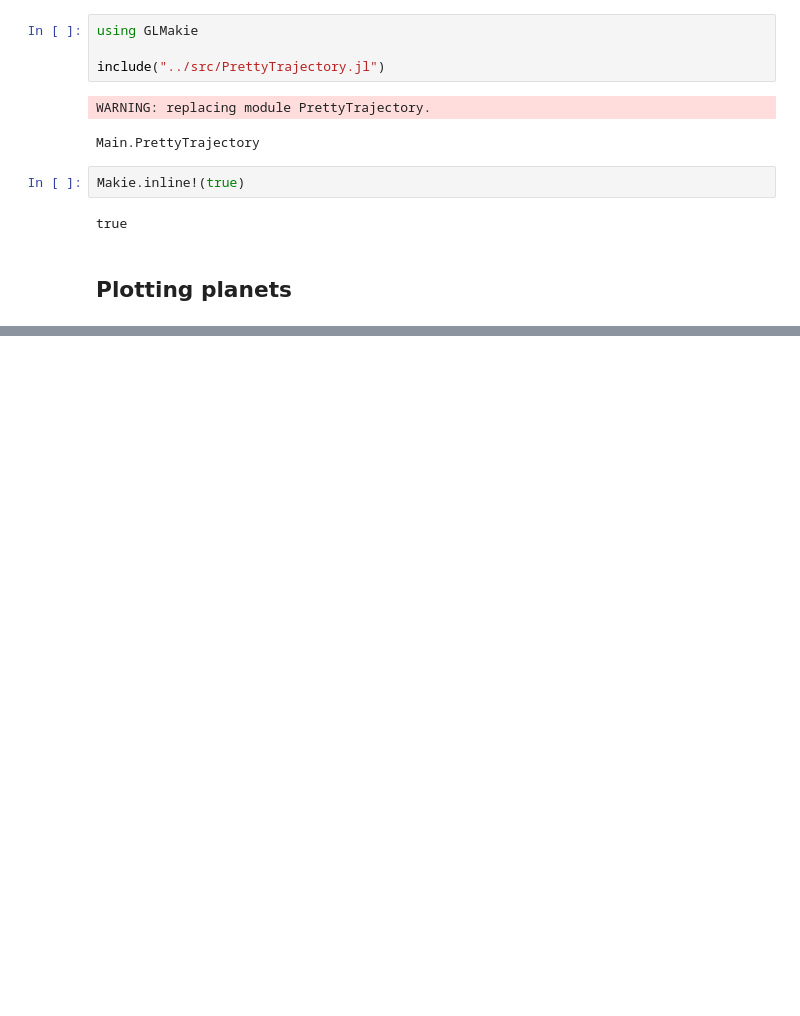
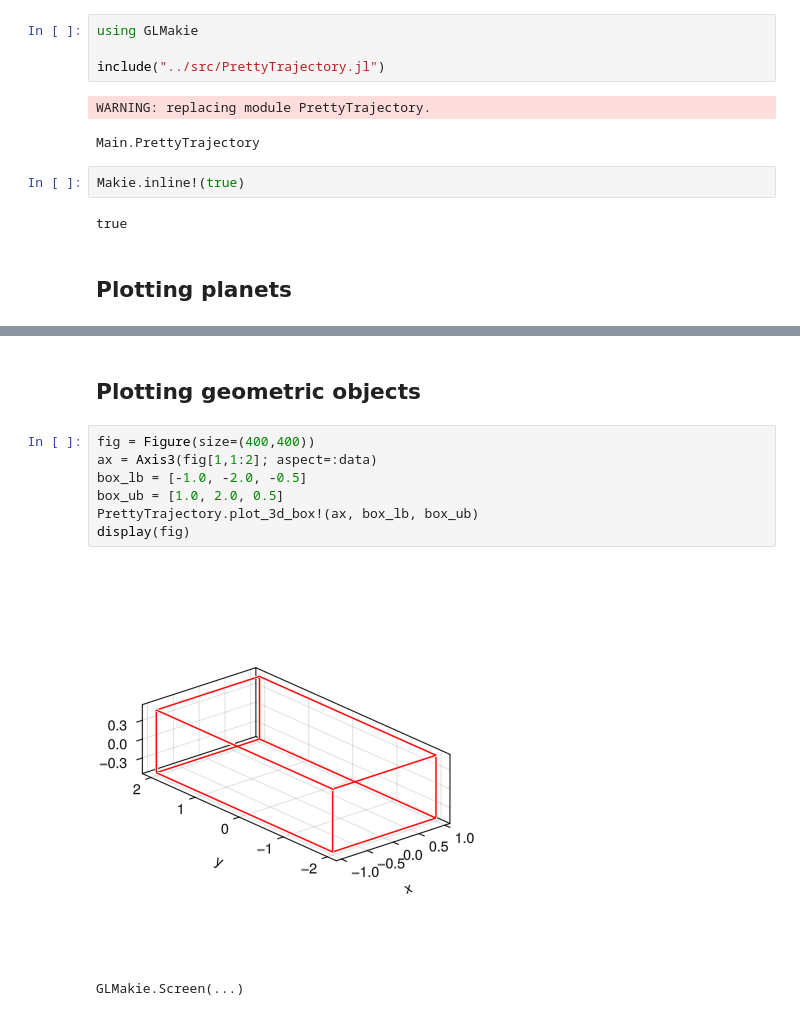
Before and after one commit to Yuricst/PrettyTrajectory.jl, a Jupyter notebook: examples/examples.ipynb, the cells around one changed output, grey strips where cells are left out. Cells and saved outputs as stored; diff of their text form; blank space fills up the shorter version.

```diff
--- a/examples/examples.ipynb
+++ b/examples/examples.ipynb
@@ -53 +61,13 @@ display(fig)
 GLMakie.Screen(...)
+# %% [markdown]
+## Plotting geometric objects
+# %%
+fig = Figure(size=(400,400))
+ax = Axis3(fig[1,1:2]; aspect=:data)
+box_lb = [-1.0, -2.0, -0.5]
+box_ub = [1.0, 2.0, 0.5]
+PrettyTrajectory.plot_3d_box!(ax, box_lb, box_ub)
+display(fig)
+# %% [output]
+[figure, added]
+GLMakie.Screen(...)
```
Also changed, not shown: parts of 4 cells of this notebook, 11 other files.
